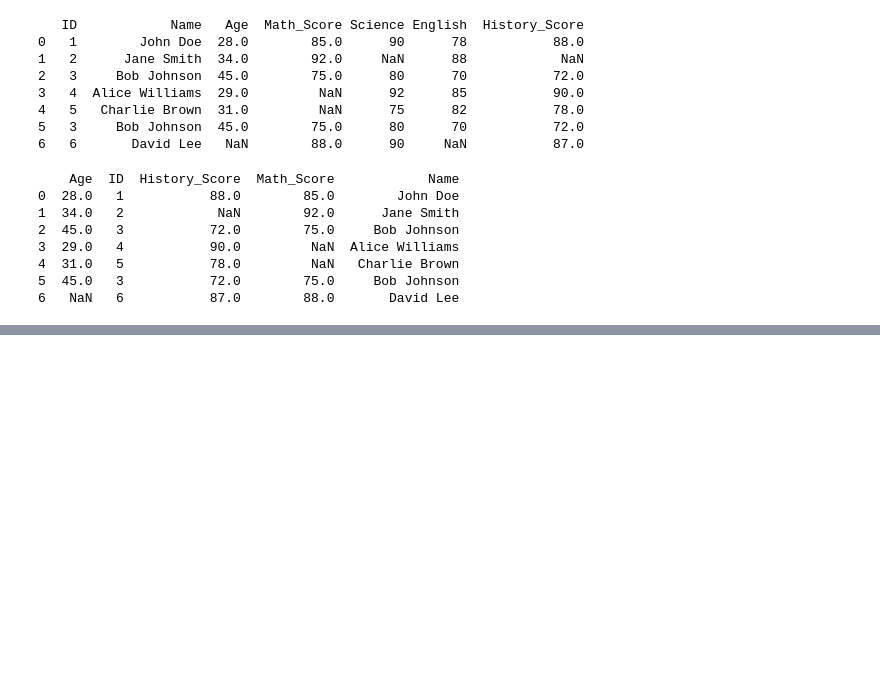
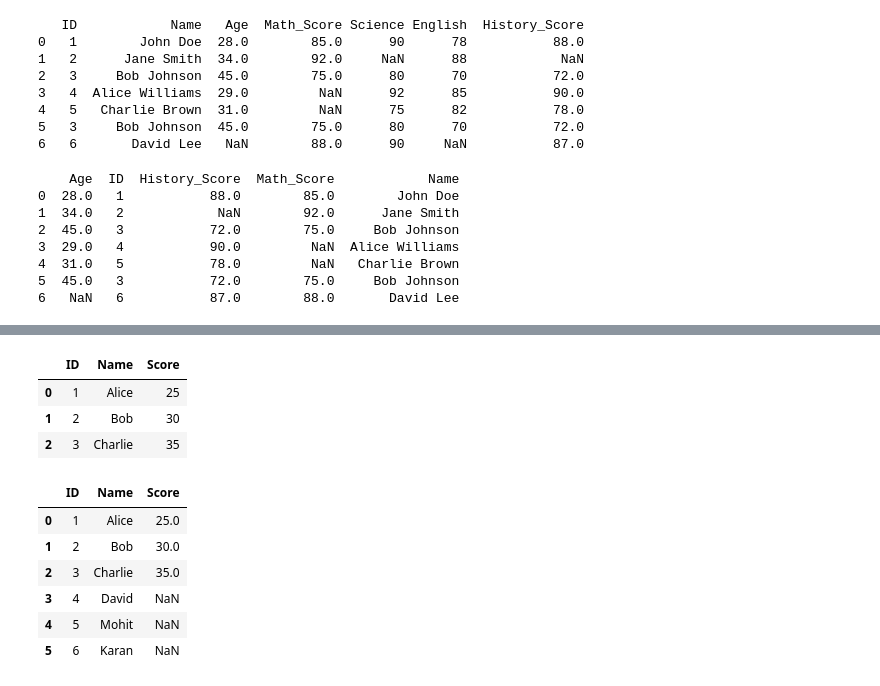
Before and after one commit to mohitsingh109/Learning-Python-March, a Jupyter notebook: Pandas.ipynb, the cells around one changed output, grey strips where cells are left out. Drawn from its saved outputs; the diff is of its cells as text; code cells hidden in the pictures; blank space fills up the shorter version.

```diff
--- a/Pandas.ipynb
+++ b/Pandas.ipynb
@@ -676,0 +713,23 @@ print(df)
+# %%
+# Inner Join
+# Only row with matching key (on='ID') are included
+result = pd.merge(df1, df2, on='ID', how='inner')
+result
+# %% [output]
+|  | ID | Name | Score |
+| 0 | 1 | Alice | 25 |
+| 1 | 2 | Bob | 30 |
+| 2 | 3 | Charlie | 35 |
+# %%
+# Left Join
+# All rows from the left df
+result = pd.merge(df1, df2, on='ID', how='left')
+result
+# %% [output]
+|  | ID | Name | Score |
+| 0 | 1 | Alice | 25.0 |
+| 1 | 2 | Bob | 30.0 |
+| 2 | 3 | Charlie | 35.0 |
+| 3 | 4 | David | NaN |
+| 4 | 5 | Mohit | NaN |
+| 5 | 6 | Karan | NaN |
```
Also changed, not shown: parts of 25 cells of this notebook.
